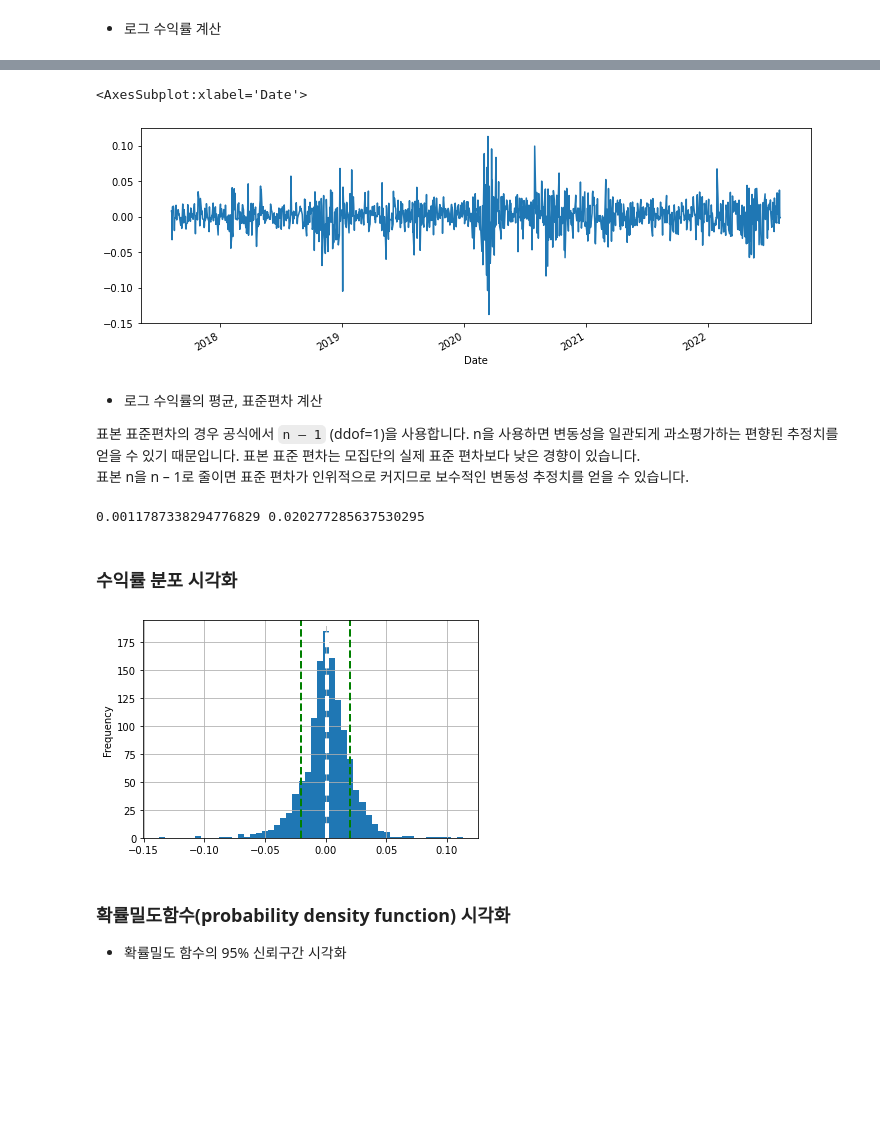
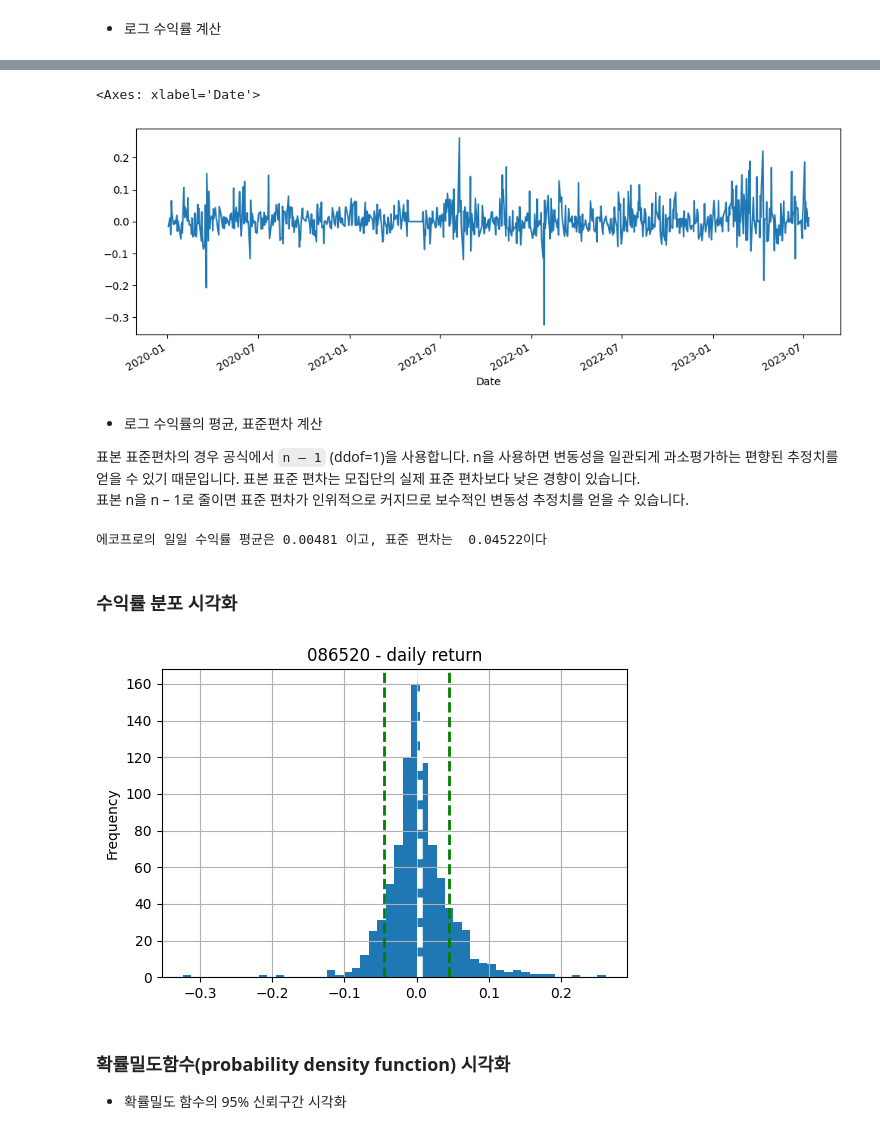
Before and after one commit to ironmanciti/Finance_ML_Lecture, a Jupyter notebook: 045_VaR_Risk.ipynb, the cells around one changed output, grey strips where cells are left out. Saved outputs shown, nothing was run; the diff lists cells and outputs as text; code cells hidden in the pictures; blank space fills up the shorter version.

```diff
--- a/045_VaR_Risk.ipynb
+++ b/045_VaR_Risk.ipynb
@@ -12,4 +21,10 @@ import numpy as np
 import pandas as pd
 import matplotlib.pyplot as plt
 from scipy.stats import norm
-import pandas_datareader as data_reader
+import FinanceDataReader as fdr
+
+# ticker = 'AAPL'
+# ticker_name = "Apple"
+
+ticker = '086520'
+ticker_name = "Echo Pro"
@@ -26,0 +31,3 @@ aapl.head()
+# %%
+df = fdr.DataReader(ticker, start="2020-01-01")
+df.head()
@@ -27,6 +42,6 @@ aapl.head()
 # %% [markdown]
 - 로그 수익률 계산
 # %%
-aapl['LogReturn'] = np.log(aapl['Adj Close']) - np.log(aapl['Adj Close'].shift(1))
-aapl.head()
+df['LogReturn'] = np.log(df['Close']) - np.log(df['Close'].shift(1))
+df.head()
 # %% [output]
@@ -45,34 +60,35 @@ aapl['Close'].plot(figsize=(12, 4))
 # %%
-aapl['LogReturn'].plot(figsize=(12, 4))
+df['LogReturn'].plot(figsize=(12, 4))
 # %% [output]
-<AxesSubplot:xlabel='Date'>
+<Axes: xlabel='Date'>
-[figure, old version]
+[figure, new version]
 # %% [markdown]
 - 로그 수익률의 평균, 표준편차 계산
 
 표본 표준편차의 경우 공식에서 `n – 1` (ddof=1)을 사용합니다. n을 사용하면 변동성을 일관되게 과소평가하는 편향된 추정치를 얻을 수 있기 때문입니다. 표본 표준 편차는 모집단의 실제 표준 편차보다 낮은 경향이 있습니다.
 표본 n을 n – 1로 줄이면 표준 편차가 인위적으로 커지므로 보수적인 변동성 추정치를 얻을 수 있습니다.
 # %%
-mu = aapl['LogReturn'].mean()
-sigma = aapl['LogReturn'].std(ddof=1)  # sample - 1
+mu = df['LogReturn'].mean()
+sigma = df['LogReturn'].std(ddof=1)  # sample - 1
 
-print(mu, sigma)
+print(f"{ticker_name}의 일일 수익률 평균은 {mu:.5f} 이고, 표준 편차는 {sigma: .5f}이다")
 # %% [output]
-0.0011787338294776829 0.020277285637530295
+에코프로의 일일 수익률 평균은 0.00481 이고, 표준 편차는  0.04522이다
 # %% [markdown]
 ### 수익률 분포 시각화
 # %%
 # histogram
-aapl['LogReturn'].plot(kind='hist', bins=50, figsize=(6, 4))
+df['LogReturn'].plot(kind='hist', bins=50, figsize=(6, 4))
 
 # 수직선으로 평균, 표준편차 표시
 plt.axvline(mu, color='w', linestyle='dashed', linewidth=4)
 plt.axvline(sigma, color='g', linestyle='dashed', linewidth=2)
 plt.axvline(-sigma, color='g', linestyle='dashed', linewidth=2)
+plt.title(f"{ticker} - daily return")
 
 plt.grid()
 # %% [output]
-[figure, old version]
+[figure, new version]
 # %% [markdown]
 ### 확률밀도함수(probability density function) 시각화
 - 확률밀도 함수의 95% 신뢰구간 시각화
```
Also changed, not shown: parts of 30 cells of this notebook, 30 other files.
